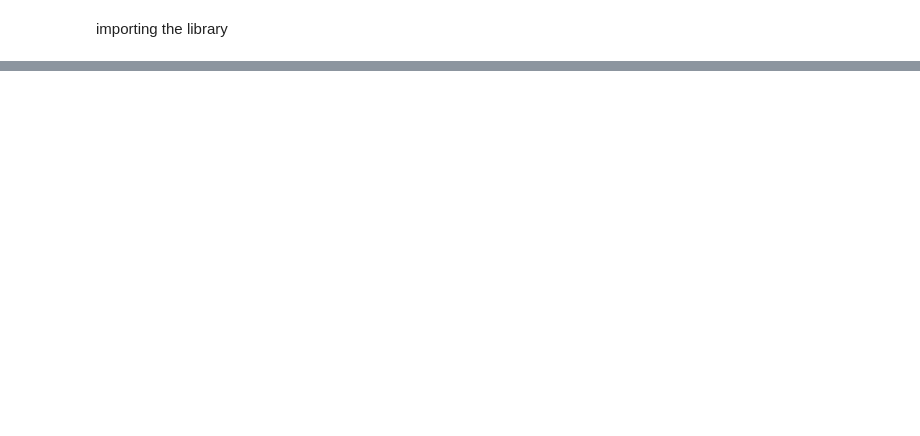
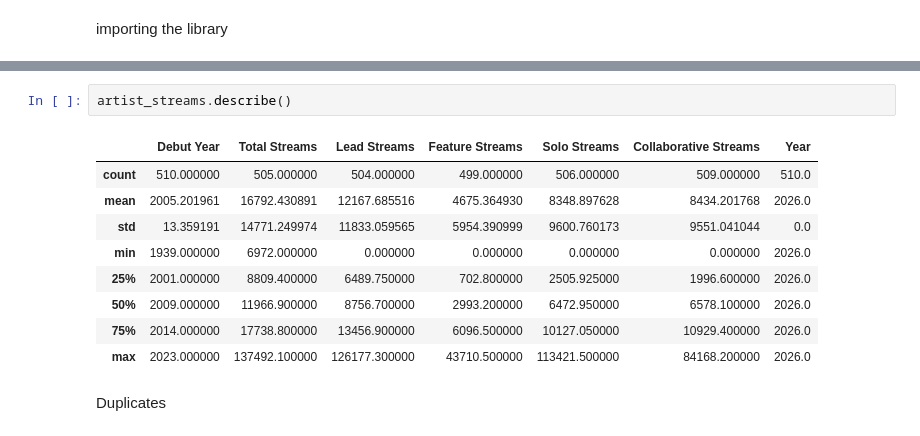
Before and after one commit to tiagoascensao06-lang/PDSproject_group19, a Jupyter notebook: Group19_NOTEBOOK.ipynb, the cells around one changed output, grey strips where cells are left out. Drawn from its saved outputs; the diff is of its cells as text; blank space fills up the shorter version.

```diff
--- a/Group19_NOTEBOOK.ipynb
+++ b/Group19_NOTEBOOK.ipynb
@@ -24,0 +69,14 @@ artist_streams
+# %%
+artist_streams.describe()
+# %% [output]
+|  | Debut Year | Total Streams | Lead Streams | Feature Streams | Solo Streams | Collaborative Streams | Year |
+| count | 510.000000 | 505.000000 | 504.000000 | 499.000000 | 506.000000 | 509.000000 | 510.0 |
+| mean | 2005.201961 | 16792.430891 | 12167.685516 | 4675.364930 | 8348.897628 | 8434.201768 | 2026.0 |
+| std | 13.359191 | 14771.249974 | 11833.059565 | 5954.390999 | 9600.760173 | 9551.041044 | 0.0 |
+| min | 1939.000000 | 6972.000000 | 0.000000 | 0.000000 | 0.000000 | 0.000000 | 2026.0 |
+| 25% | 2001.000000 | 8809.400000 | 6489.750000 | 702.800000 | 2505.925000 | 1996.600000 | 2026.0 |
+| 50% | 2009.000000 | 11966.900000 | 8756.700000 | 2993.200000 | 6472.950000 | 6578.100000 | 2026.0 |
+| 75% | 2014.000000 | 17738.800000 | 13456.900000 | 6096.500000 | 10127.050000 | 10929.400000 | 2026.0 |
+| max | 2023.000000 | 137492.100000 | 126177.300000 | 43710.500000 | 113421.500000 | 84168.200000 | 2026.0 |
+# %% [markdown]
+Duplicates
```
Also changed, not shown: parts of 36 cells of this notebook.
